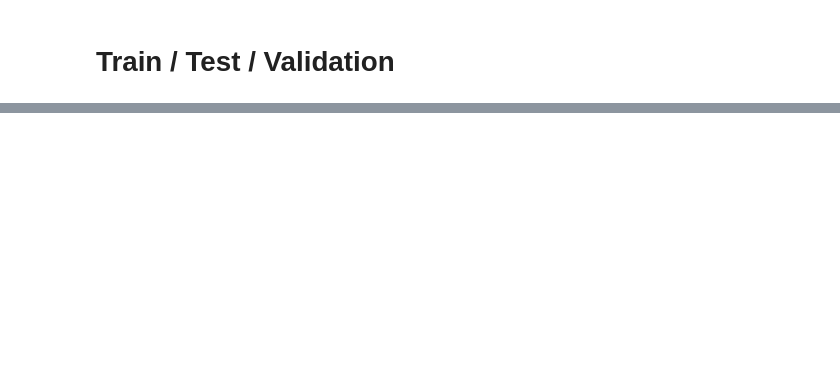
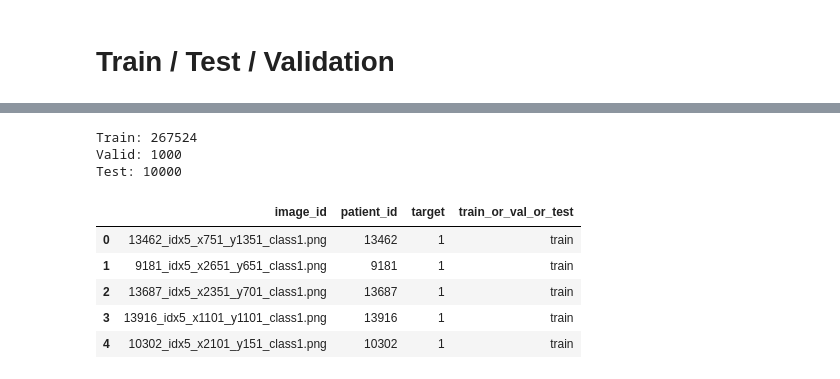
Before and after one commit to Seif-Sallam/BreastCancerDetection, a Jupyter notebook: NoAgumentation.ipynb, the cells around one changed output, grey strips where cells are left out. Cells and saved outputs as stored; diff of their text form; code cells hidden in the pictures; blank space fills up the shorter version.

```diff
--- a/NoAgumentation.ipynb
+++ b/NoAgumentation.ipynb
@@ -187,26 +226,37 @@ sns.countplot(x=df_test['target']).set_title('Test Class Distributions')
 # %%
 # Improved the speed of the identification through using a dictionary... Dramatically.
 val_dict = df_val.set_index('image_id').T.to_dict('list')
 test_dict = df_test.set_index('image_id').T.to_dict('list')
 
 def identify_train_val_and_test_rows(x):
     if str(x) in val_dict:
         return 'val'
     elif str(x) in test_dict:
         return 'test'
     else:
         return 'train'
 
 # create a new colum that is a copy of the image_id column
 df_data['train_or_val_or_test'] = df_data['image_id']
 # apply the function to this new column
 df_data['train_or_val_or_test'] = df_data['train_or_val_or_test'].apply(identify_train_val_and_test_rows)
 
 # filter out train rows
 df_train = df_data[df_data['train_or_val_or_test'] == 'train']
 
 print('Train:', len(df_train))
 print('Valid:', len(df_val))
 print('Test:', len(df_test))
+df_data.head()
+# %% [output]
+Train: 267524
+Valid: 1000
+Test: 10000
+|  | image_id | patient_id | target | train_or_val_or_test |
+| 0 | 13462_idx5_x751_y1351_class1.png | 13462 | 1 | train |
+| 1 | 9181_idx5_x2651_y651_class1.png | 9181 | 1 | train |
+| 2 | 13687_idx5_x2351_y701_class1.png | 13687 | 1 | train |
+| 3 | 13916_idx5_x1101_y1101_class1.png | 13916 | 1 | train |
+| 4 | 10302_idx5_x2101_y151_class1.png | 10302 | 1 | train |
 # %%
 sns.countplot(x=df_train['target']).set_title('Train Class Distributions')
```
Also changed, not shown: parts of 28 cells of this notebook.
